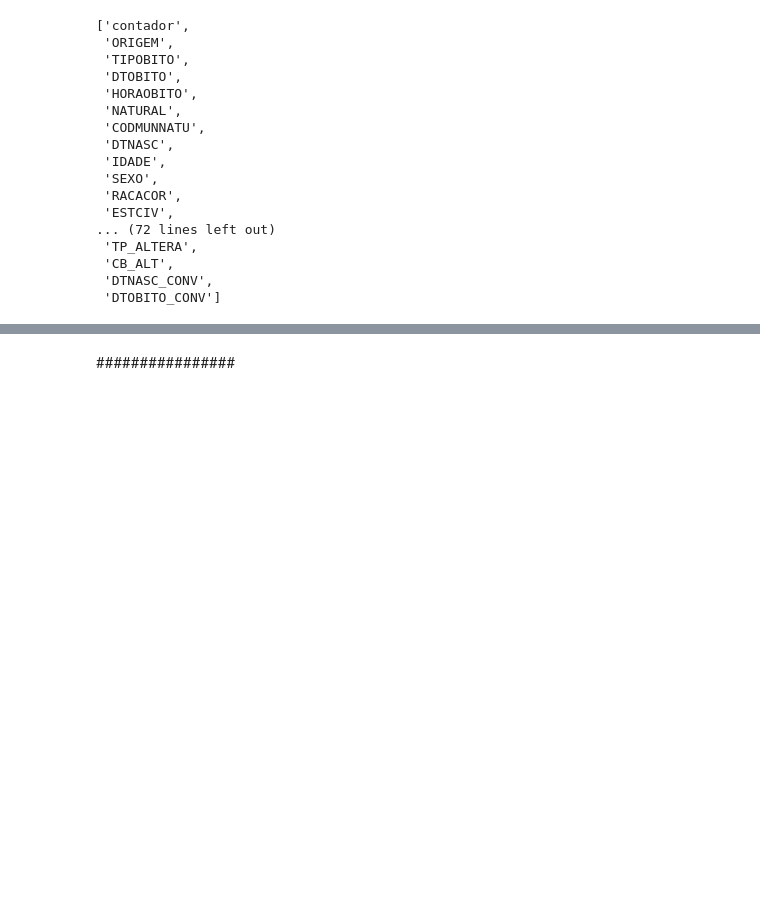
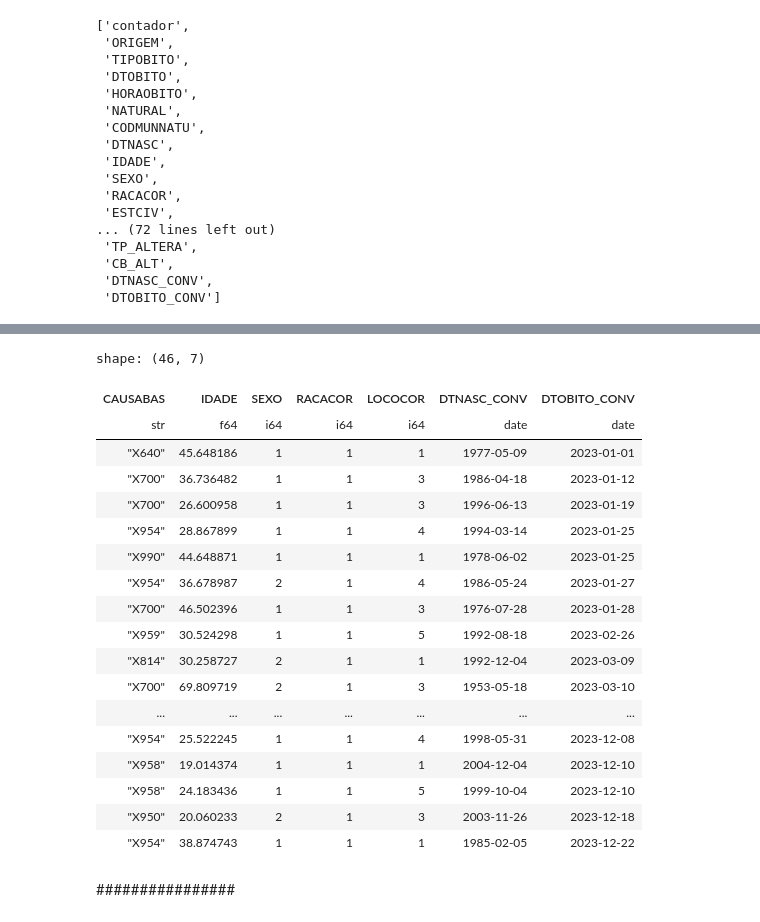
Before and after one commit to arturbernardo/data_sus, a Jupyter notebook: obitos_cid_datasus.ipynb, the cells around one changed output, grey strips where cells are left out. Cells and saved outputs as stored; diff of their text form; code cells hidden in the pictures; blank space fills up the shorter version.

```diff
--- a/obitos_cid_datasus.ipynb
+++ b/obitos_cid_datasus.ipynb
@@ -143,3 +172,30 @@ shape: (1_465_610, 89)
+# %%
+pl.Config.set_tbl_rows(100)
+x = mortalidade_2023_rs_lajeado.filter(pl.col("CAUSABAS").str.starts_with("X"))
+x
+# %%
+df_x = x.select(["CAUSABAS", "IDADE", "SEXO", "RACACOR", "LOCOCOR", "DTNASC_CONV", "DTOBITO_CONV"])
+df_x
+# %% [output]
+shape: (46, 7)
+| CAUSABAS | IDADE | SEXO | RACACOR | LOCOCOR | DTNASC_CONV | DTOBITO_CONV |
+| str | f64 | i64 | i64 | i64 | date | date |
+| "X640" | 45.648186 | 1 | 1 | 1 | 1977-05-09 | 2023-01-01 |
+| "X700" | 36.736482 | 1 | 1 | 3 | 1986-04-18 | 2023-01-12 |
+| "X700" | 26.600958 | 1 | 1 | 3 | 1996-06-13 | 2023-01-19 |
+| "X954" | 28.867899 | 1 | 1 | 4 | 1994-03-14 | 2023-01-25 |
+| "X990" | 44.648871 | 1 | 1 | 1 | 1978-06-02 | 2023-01-25 |
+| "X954" | 36.678987 | 2 | 1 | 4 | 1986-05-24 | 2023-01-27 |
+| "X700" | 46.502396 | 1 | 1 | 3 | 1976-07-28 | 2023-01-28 |
+| "X959" | 30.524298 | 1 | 1 | 5 | 1992-08-18 | 2023-02-26 |
+| "X814" | 30.258727 | 2 | 1 | 1 | 1992-12-04 | 2023-03-09 |
+| "X700" | 69.809719 | 2 | 1 | 3 | 1953-05-18 | 2023-03-10 |
+| ... | ... | ... | ... | ... | ... | ... |
+| "X954" | 25.522245 | 1 | 1 | 4 | 1998-05-31 | 2023-12-08 |
+| "X958" | 19.014374 | 1 | 1 | 1 | 2004-12-04 | 2023-12-10 |
+| "X958" | 24.183436 | 1 | 1 | 5 | 1999-10-04 | 2023-12-10 |
+| "X950" | 20.060233 | 2 | 1 | 3 | 2003-11-26 | 2023-12-18 |
+| "X954" | 38.874743 | 1 | 1 | 1 | 1985-02-05 | 2023-12-22 |
 # %% [markdown]
 ################
 # %%
```
Also changed, not shown: parts of 5 cells of this notebook.
